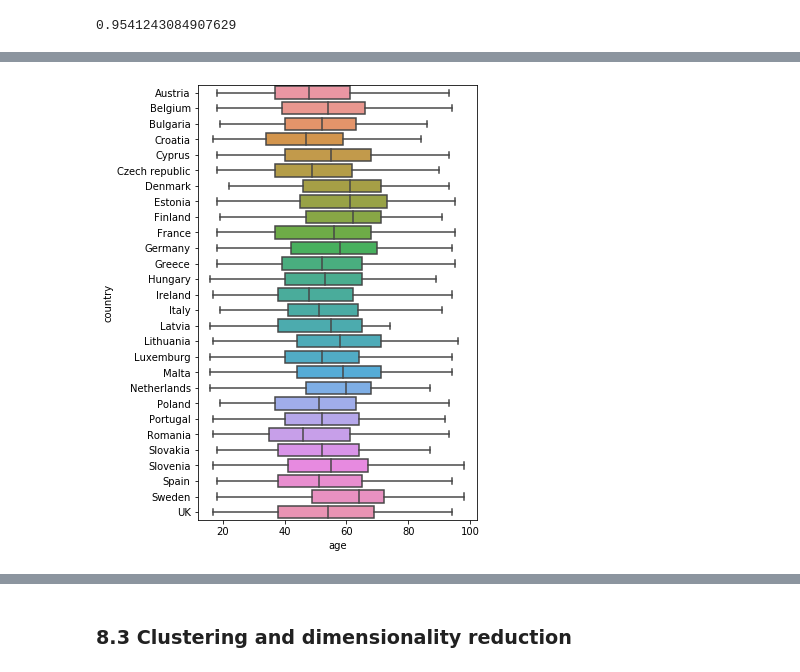
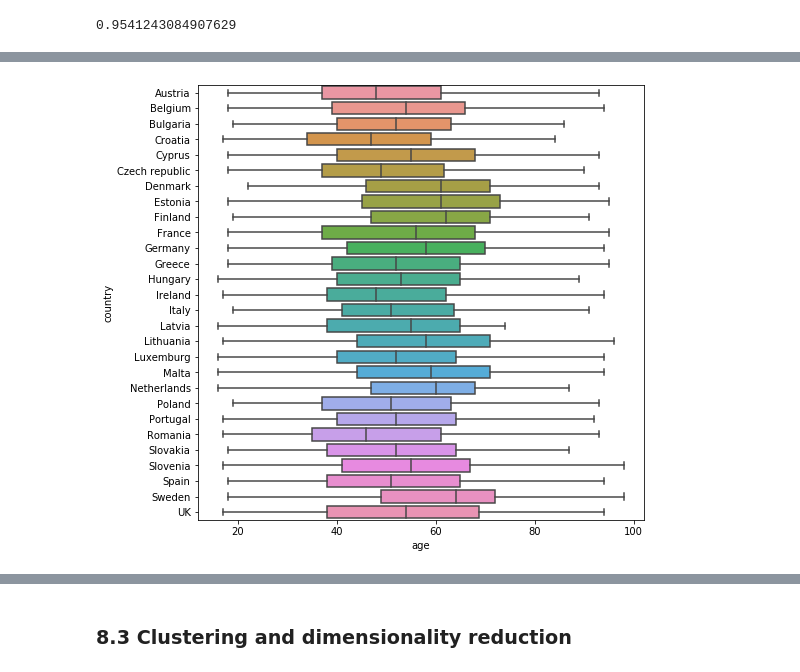
Before and after one commit to ccs-amsterdam/ccsbook, a Jupyter notebook: chapter08/EDA_py.ipynb, the cells around one changed output, grey strips where cells are left out. Drawn from its saved outputs; the diff is of its cells as text; code cells hidden in the pictures.

```diff
--- a/chapter08/EDA_py.ipynb
+++ b/chapter08/EDA_py.ipynb
@@ -189,8 +192,8 @@ plt.show()
 # %%
 #Get bloxplots of age by country
 d2 = d2.sort_values(by ='country' )#order the countries
-plt.figure(figsize=(5,8))
+plt.figure(figsize=(8,8))
 sns.boxplot(x="age", y="country", data=d2)
 plt.show()
 # %% [output]
-[figure, old version]
+[figure, new version]
```
Also changed, not shown: parts of 29 cells of this notebook, 4 other files.
